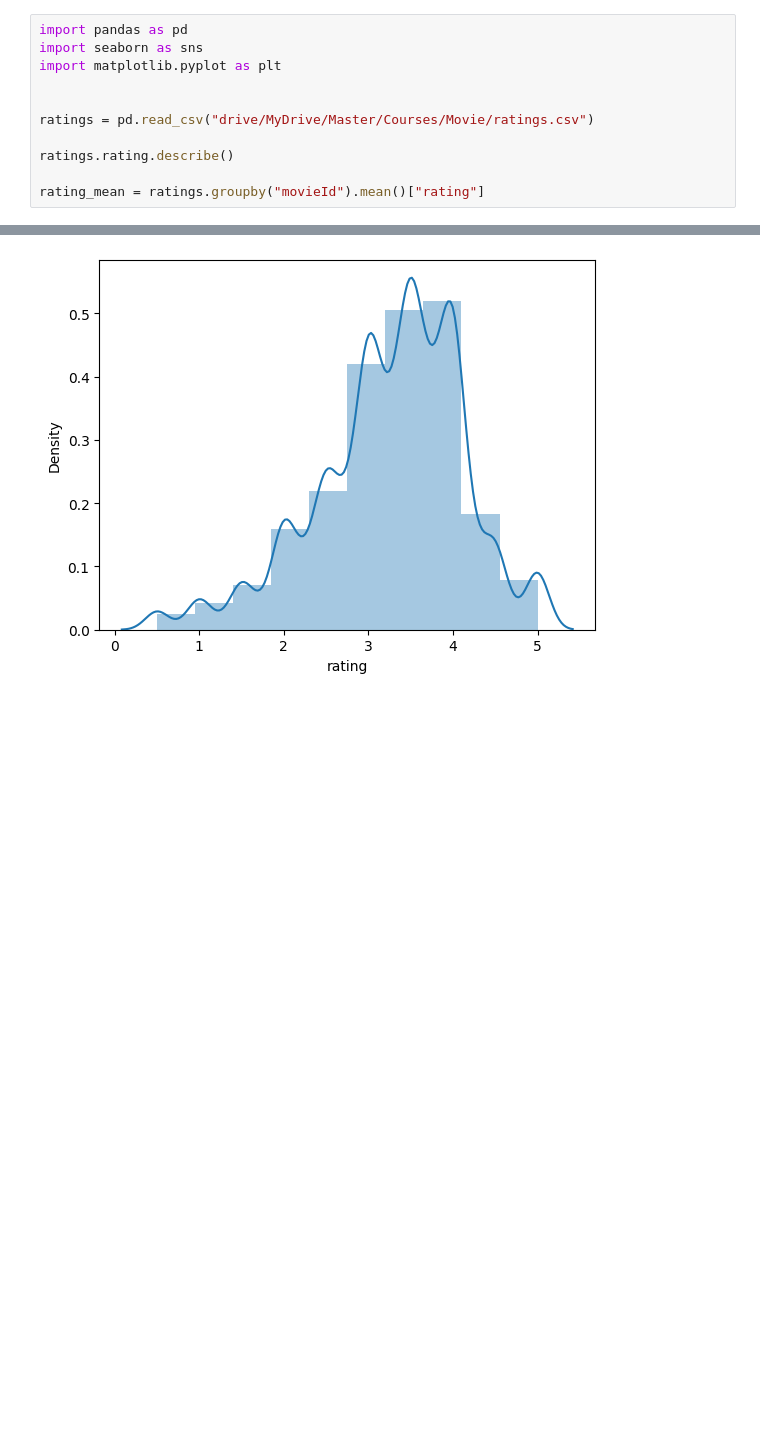
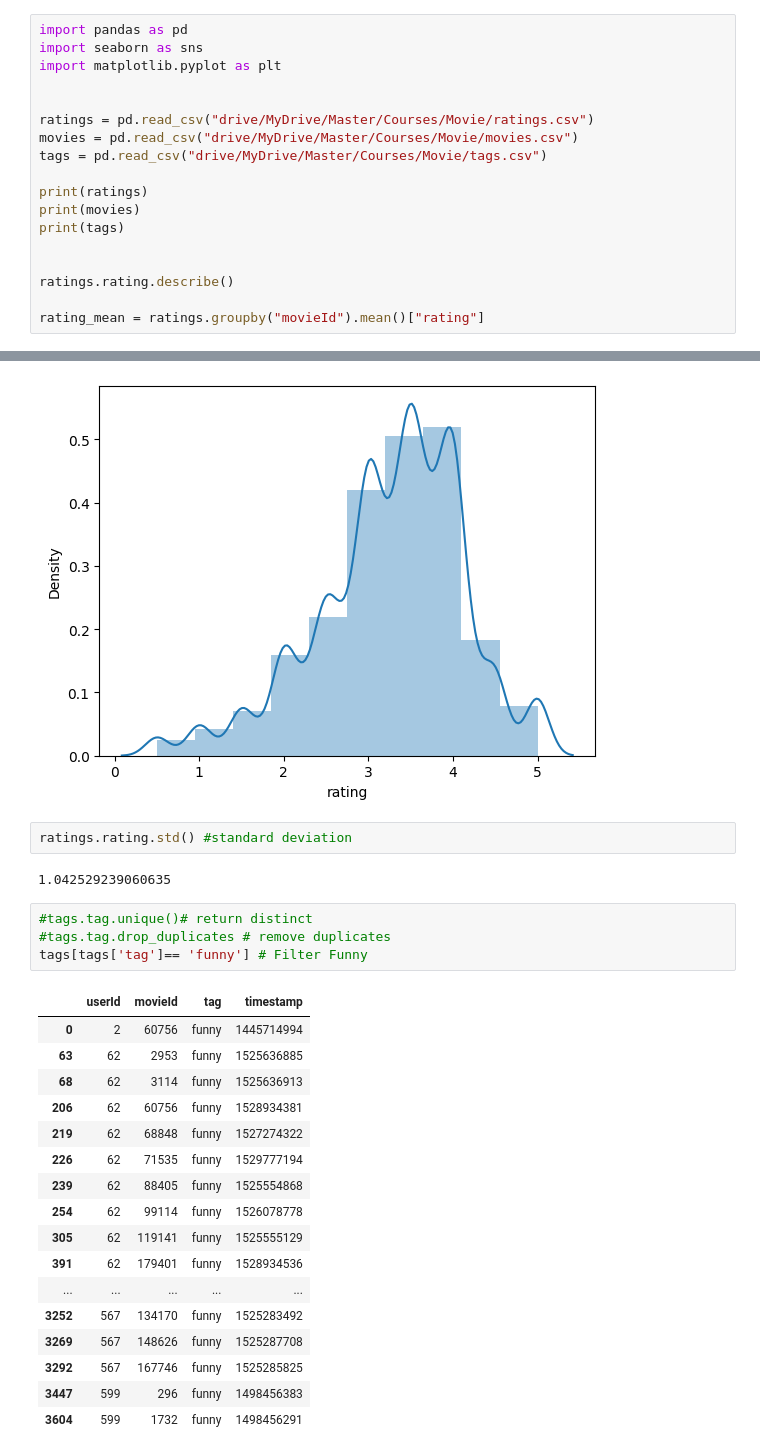
Before and after one commit to RafaelNovais/MasterAI, a Jupyter notebook: MovieClassification.ipynb, the cells around one changed output, grey strips where cells are left out. Cells and saved outputs as stored; diff of their text form; blank space fills up the shorter version.

```diff
--- a/MovieClassification.ipynb
+++ b/MovieClassification.ipynb
@@ -9,6 +9,13 @@ import matplotlib.pyplot as plt
 
 
 ratings = pd.read_csv("drive/MyDrive/Master/Courses/Movie/ratings.csv")
+movies = pd.read_csv("drive/MyDrive/Master/Courses/Movie/movies.csv")
+tags = pd.read_csv("drive/MyDrive/Master/Courses/Movie/tags.csv")
+
+print(ratings)
+print(movies)
+print(tags)
+
 
 ratings.rating.describe()
 
@@ -32,3 +57,29 @@ https://gist.github.com/mwaskom/de44147ed2974457ad6372750bbe5751
   sns.distplot(rating_mean, bins=10)
 <Axes: xlabel='rating', ylabel='Density'>
 [figure]
+# %%
+ratings.rating.std() #standard deviation
+# %% [output]
+1.042529239060635
+# %%
+#tags.tag.unique()# return distinct
+#tags.tag.drop_duplicates # remove duplicates
+tags[tags['tag']== 'funny'] # Filter Funny
+# %% [output]
+|  | userId | movieId | tag | timestamp |
+| 0 | 2 | 60756 | funny | 1445714994 |
+| 63 | 62 | 2953 | funny | 1525636885 |
+| 68 | 62 | 3114 | funny | 1525636913 |
+| 206 | 62 | 60756 | funny | 1528934381 |
+| 219 | 62 | 68848 | funny | 1527274322 |
+| 226 | 62 | 71535 | funny | 1529777194 |
+| 239 | 62 | 88405 | funny | 1525554868 |
+| 254 | 62 | 99114 | funny | 1526078778 |
+| 305 | 62 | 119141 | funny | 1525555129 |
+| 391 | 62 | 179401 | funny | 1528934536 |
+| ... | ... | ... | ... | ... |
+| 3252 | 567 | 134170 | funny | 1525283492 |
+| 3269 | 567 | 148626 | funny | 1525287708 |
+| 3292 | 567 | 167746 | funny | 1525285825 |
+| 3447 | 599 | 296 | funny | 1498456383 |
+| 3604 | 599 | 1732 | funny | 1498456291 |
```
Also changed, not shown: parts of 1 cell of this notebook.
